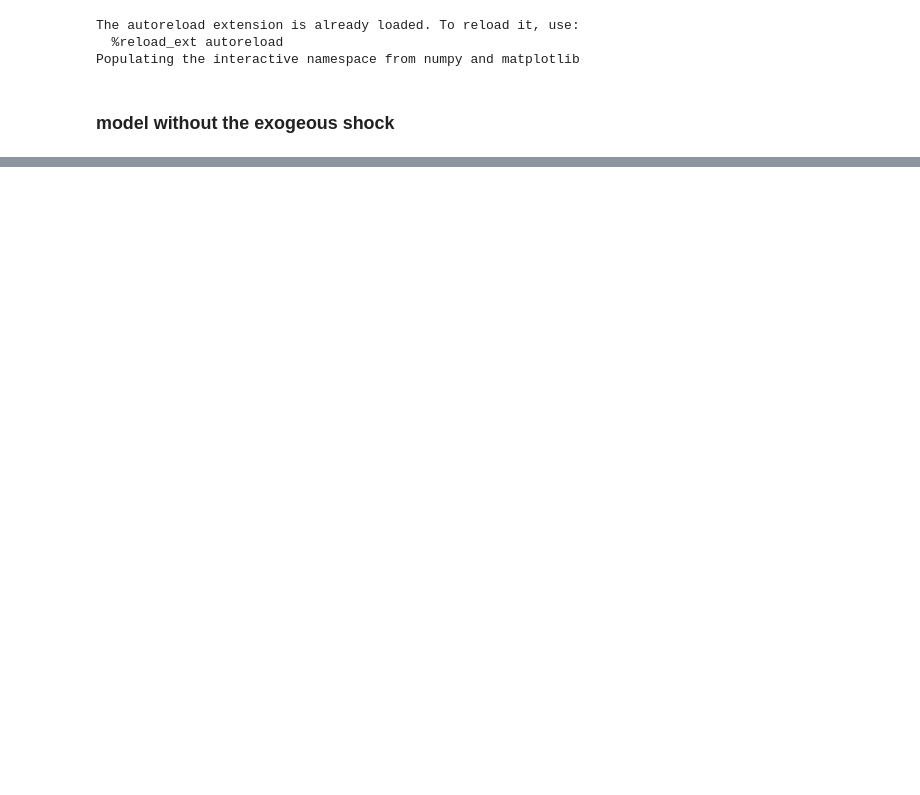
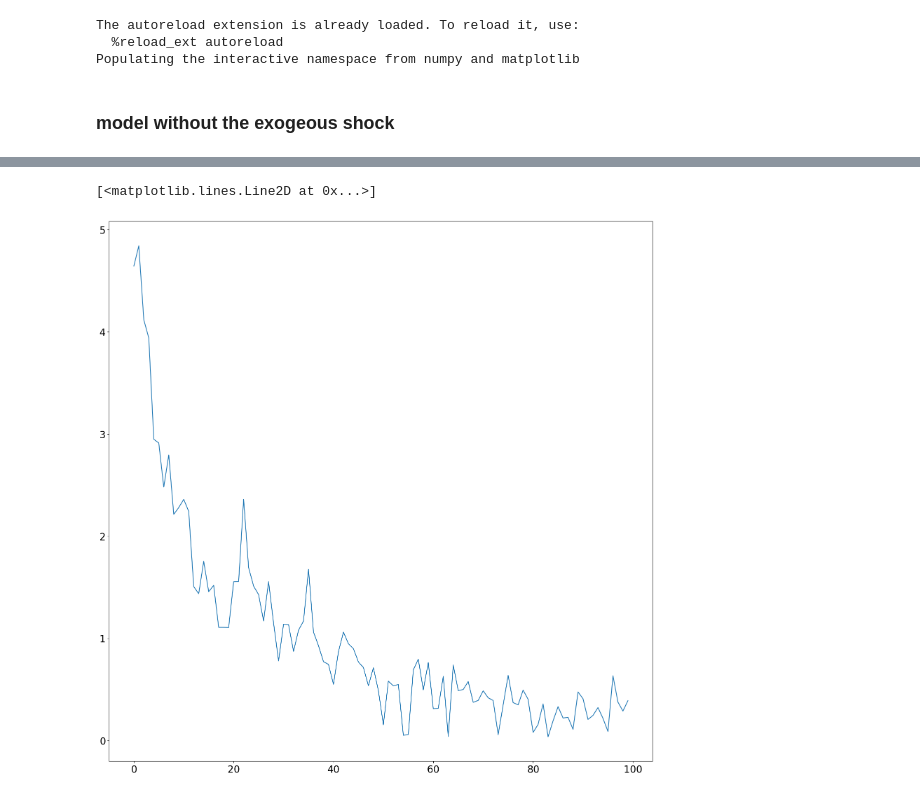
Before and after one commit to dongxulee/balanceSheet, a Jupyter notebook: bankingSystem.ipynb, the cells around one changed output, grey strips where cells are left out. Saved outputs shown, nothing was run; the diff lists cells and outputs as text; code cells hidden in the pictures; blank space fills up the shorter version.

```diff
--- a/bankingSystem.ipynb
+++ b/bankingSystem.ipynb
@@ -40,3 +90,8 @@ NameError: name 'results' is not defined
+# %%
+plt.plot(model.trustMatrix.sum(axis=0))
+# %% [output]
+[<matplotlib.lines.Line2D at 0x...>]
+[figure, added]
 # %%
 # Distribution of in-degrees and out-degrees across banks
 IndegreeCollection = np.array([(model_data["Liability Matrix"][j]>0).sum(axis=0) for j in range(simulationSteps)])
```
Also changed, not shown: parts of 8 cells of this notebook, 2 other files.
